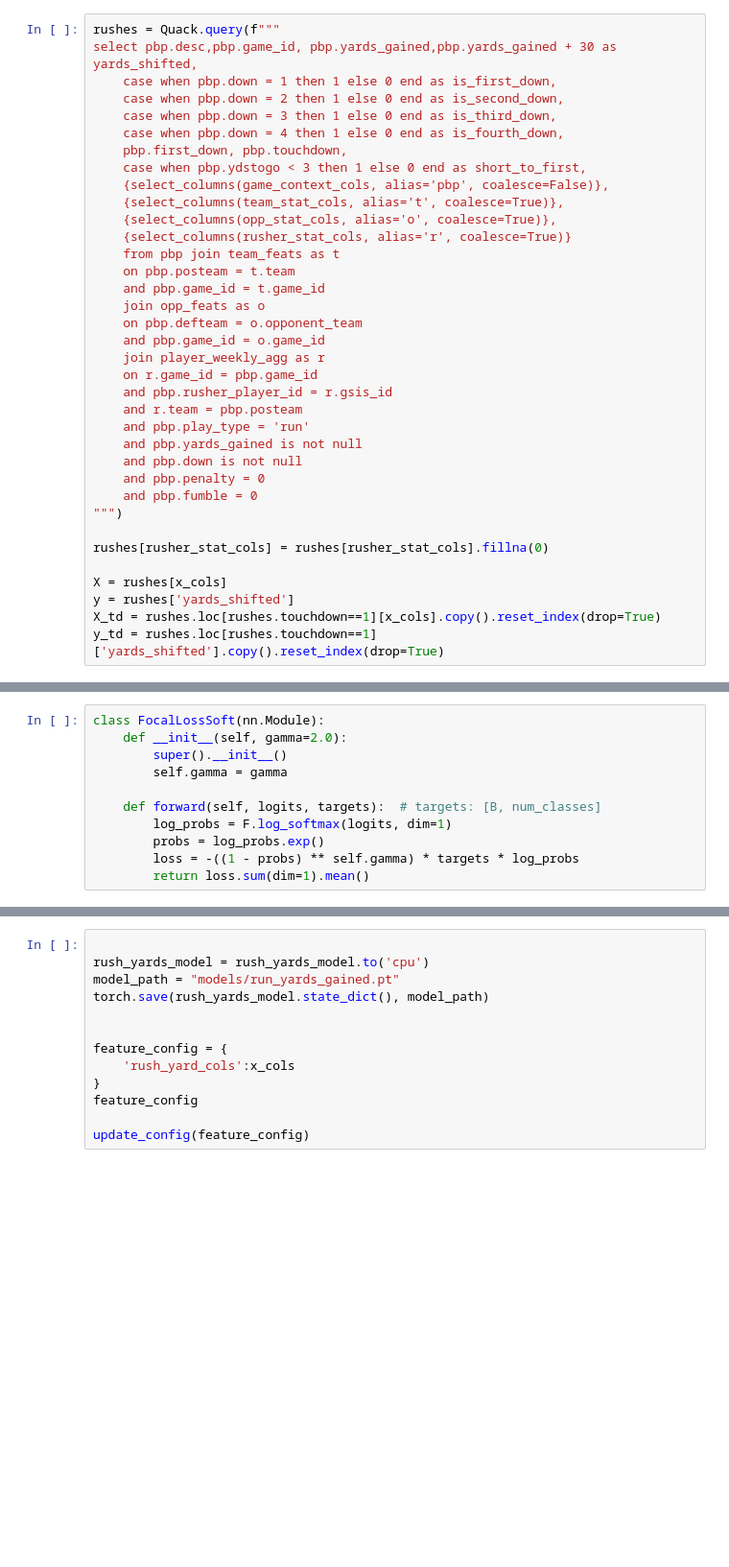
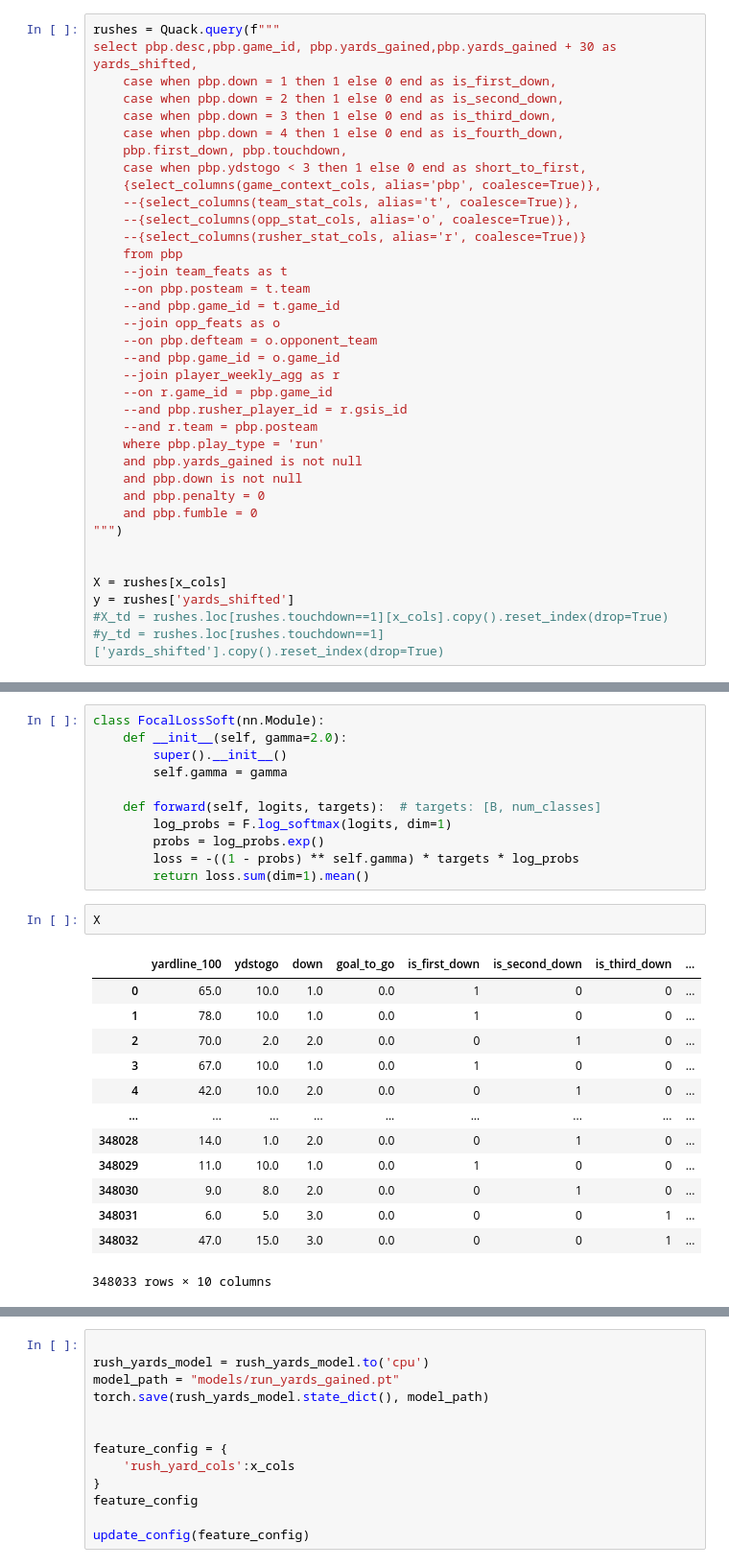
Before and after one commit to sharedw/NFL_sim, a Jupyter notebook: notebooks/train_models/rush_yard_model.ipynb, the cells around one changed output, grey strips where cells are left out. Shown: that part at 96% size. Cells and saved outputs as stored; diff of their text form; blank space fills up the shorter version.

```diff
--- a/notebooks/train_models/rush_yard_model.ipynb
+++ b/notebooks/train_models/rush_yard_model.ipynb
@@ -79,33 +83,33 @@ select pbp.desc,pbp.game_id, pbp.yards_gained,pbp.yards_gained + 30 as yards_shi
 	case when pbp.down = 4 then 1 else 0 end as is_fourth_down,
 	pbp.first_down, pbp.touchdown,
 	case when pbp.ydstogo < 3 then 1 else 0 end as short_to_first,
-	{select_columns(game_context_cols, alias='pbp', coalesce=False)},
-	{select_columns(team_stat_cols, alias='t', coalesce=True)},
-	{select_columns(opp_stat_cols, alias='o', coalesce=True)},
-	{select_columns(rusher_stat_cols, alias='r', coalesce=True)}
-	from pbp join team_feats as t
-	on pbp.posteam = t.team
-	and pbp.game_id = t.game_id
-	join opp_feats as o
-	on pbp.defteam = o.opponent_team
-	and pbp.game_id = o.game_id
-	join player_weekly_agg as r
-	on r.game_id = pbp.game_id
-	and pbp.rusher_player_id = r.gsis_id
-	and r.team = pbp.posteam
-	and pbp.play_type = 'run'
+	{select_columns(game_context_cols, alias='pbp', coalesce=True)},
+	--{select_columns(team_stat_cols, alias='t', coalesce=True)},
+	--{select_columns(opp_stat_cols, alias='o', coalesce=True)},
+	--{select_columns(rusher_stat_cols, alias='r', coalesce=True)}
+	from pbp
+	--join team_feats as t
+	--on pbp.posteam = t.team
+	--and pbp.game_id = t.game_id
+	--join opp_feats as o
+	--on pbp.defteam = o.opponent_team
+	--and pbp.game_id = o.game_id
+	--join player_weekly_agg as r
+	--on r.game_id = pbp.game_id
+	--and pbp.rusher_player_id = r.gsis_id
+	--and r.team = pbp.posteam
+	where pbp.play_type = 'run'
 	and pbp.yards_gained is not null
 	and pbp.down is not null
 	and pbp.penalty = 0
 	and pbp.fumble = 0
 """)
 
-rushes[rusher_stat_cols] = rushes[rusher_stat_cols].fillna(0)
 
 X = rushes[x_cols]
 y = rushes['yards_shifted']
-X_td = rushes.loc[rushes.touchdown==1][x_cols].copy().reset_index(drop=True)
-y_td = rushes.loc[rushes.touchdown==1]['yards_shifted'].copy().reset_index(drop=True)
+#X_td = rushes.loc[rushes.touchdown==1][x_cols].copy().reset_index(drop=True)
+#y_td = rushes.loc[rushes.touchdown==1]['yards_shifted'].copy().reset_index(drop=True)
 # %%
 import torch
 import torch.nn as nn
@@ -222,4 +226,20 @@ class FocalLossSoft(nn.Module):
 		probs = log_probs.exp()
 		loss = -((1 - probs) ** self.gamma) * targets * log_probs
 		return loss.sum(dim=1).mean()
+# %%
+X
+# %% [output]
+|  | yardline_100 | ydstogo | down | goal_to_go | is_first_down | is_second_down | is_third_down | ... |
+| 0 | 65.0 | 10.0 | 1.0 | 0.0 | 1 | 0 | 0 | ... |
+| 1 | 78.0 | 10.0 | 1.0 | 0.0 | 1 | 0 | 0 | ... |
+| 2 | 70.0 | 2.0 | 2.0 | 0.0 | 0 | 1 | 0 | ... |
+| 3 | 67.0 | 10.0 | 1.0 | 0.0 | 1 | 0 | 0 | ... |
+| 4 | 42.0 | 10.0 | 2.0 | 0.0 | 0 | 1 | 0 | ... |
+| ... | ... | ... | ... | ... | ... | ... | ... | ... |
+| 348028 | 14.0 | 1.0 | 2.0 | 0.0 | 0 | 1 | 0 | ... |
+| 348029 | 11.0 | 10.0 | 1.0 | 0.0 | 1 | 0 | 0 | ... |
+| 348030 | 9.0 | 8.0 | 2.0 | 0.0 | 0 | 1 | 0 | ... |
+| 348031 | 6.0 | 5.0 | 3.0 | 0.0 | 0 | 0 | 1 | ... |
+| 348032 | 47.0 | 15.0 | 3.0 | 0.0 | 0 | 0 | 1 | ... |
+348033 rows × 10 columns
 # %%
```
Also changed, not shown: parts of 9 cells of this notebook.
